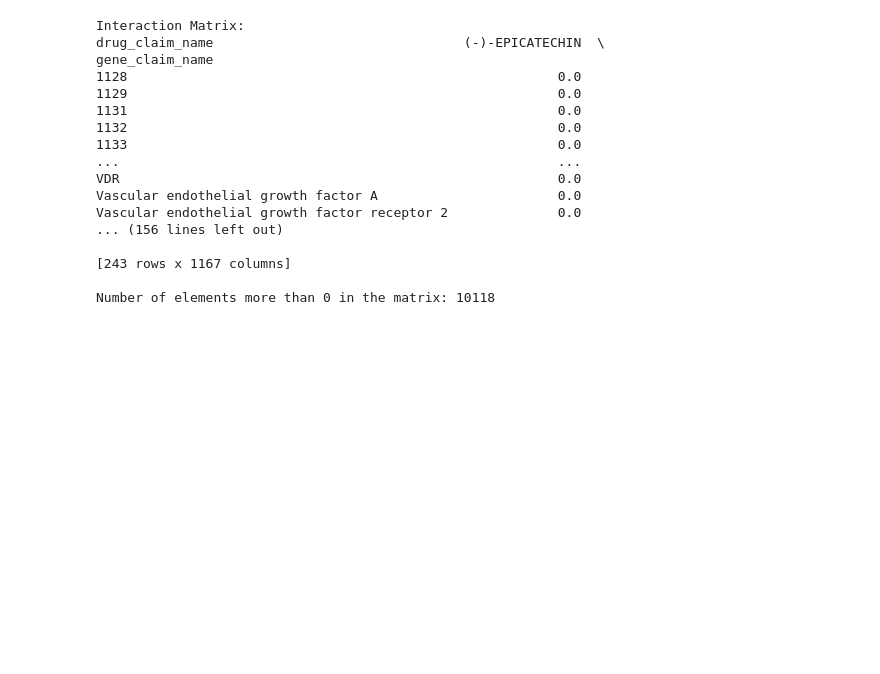
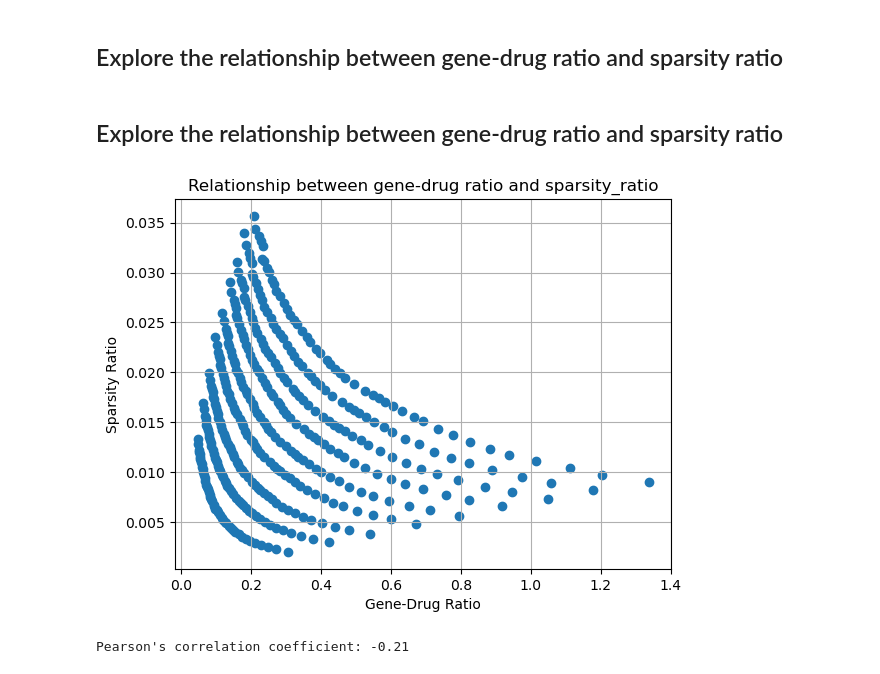
Before and after one commit to alanadeng/Drug_Gene_Interactions_Prediction, a Jupyter notebook: code/preprocessing.ipynb, the cells around one changed output. Drawn from its saved outputs; the diff is of its cells as text; code cells hidden in the pictures; blank space fills up the shorter version.

```diff
--- a/code/preprocessing.ipynb
+++ b/code/preprocessing.ipynb
@@ -96,24 +43,0 @@ dtype: int64
-# %%
-interaction_matrix, positive_elements_count = create_interaction_matrix(file_path)
-print("Interaction Matrix:")
-print(interaction_matrix)
-
-print("\nNumber of elements more than 0 in the matrix:", positive_elements_count)
-# %% [output]
-Interaction Matrix:
-drug_claim_name                                (-)-EPICATECHIN  \
-gene_claim_name
-1128                                                       0.0
-1129                                                       0.0
-1131                                                       0.0
-1132                                                       0.0
-1133                                                       0.0
-...                                                        ...
-VDR                                                        0.0
-Vascular endothelial growth factor A                       0.0
-Vascular endothelial growth factor receptor 2              0.0
-... (156 lines left out)
-
-[243 rows x 1167 columns]
-
-Number of elements more than 0 in the matrix: 10118
@@ -119,0 +108,51 @@ Number of elements more than 0 in the matrix: 10118
+# %%
+file_path = "../data/interactions.tsv"
+
+
+# Read data from TSV file into a pandas DataFrame
+df = pd.read_csv(file_path, sep='\t')
+candidate_matrices = []
+# %% [markdown]
+## Explore the relationship between gene-drug ratio and sparsity ratio
+# %%
+for gene_threshold in range (5, 51, 1):
+    for drug_threshold in range (2,11,1):
+        interaction_matrix = create_interaction_matrix(df, min_gene_count=gene_threshold, min_drug_count=drug_threshold) # the interaction matrix
+        #print("min_gene_count: ", gene_threshold, end=", ")
+        #print("min_drug_cnt: ", drug_threshold)
+        sparsity_ratio = calc_sparsity_ratio(interaction_matrix) # sparsity ratio
+        gene_drug_ratio = calc_gene_drug_ratio(interaction_matrix) # gene-drug ratio
+        # Store the matrices along with their parameters in a separate list
+        matrix_data = {
+            "gene_threshold": gene_threshold,
+            "drug_threshold": drug_threshold,
+            "interaction_matrix": interaction_matrix,
+            "sparsity_ratio": sparsity_ratio,
+            "gene_drug_ratio": gene_drug_ratio
+        }
+        candidate_matrices.append(matrix_data)
+        #show_info(interaction_matrix)
+# %% [markdown]
+## Explore the relationship between gene-drug ratio and sparsity ratio
+# %%
+import matplotlib.pyplot as plt
+
+sparsity_ratio_li = [matrix["sparsity_ratio"] for matrix in candidate_matrices]
+gene_drug_ratio_li = [matrix["gene_drug_ratio"] for matrix in candidate_matrices]
+
+# Plotting the relationship
+plt.scatter(gene_drug_ratio_li, sparsity_ratio_li, marker='o', label='Data')
+plt.title('Relationship between gene-drug ratio and sparsity_ratio')
+plt.xlabel('Gene-Drug Ratio')
+plt.ylabel('Sparsity Ratio')
+plt.grid(True)
+plt.show()
+# %% [output]
+[figure, added]
+# %%
+from scipy.stats import pearsonr
+
+correlation_coefficient, _ = pearsonr(gene_drug_ratio_li, sparsity_ratio_li)
+print(f"Pearson's correlation coefficient: {correlation_coefficient:.2f}")
+# %% [output]
+Pearson's correlation coefficient: -0.21
```
Also changed, not shown: parts of 26 cells of this notebook, 2 other files.
